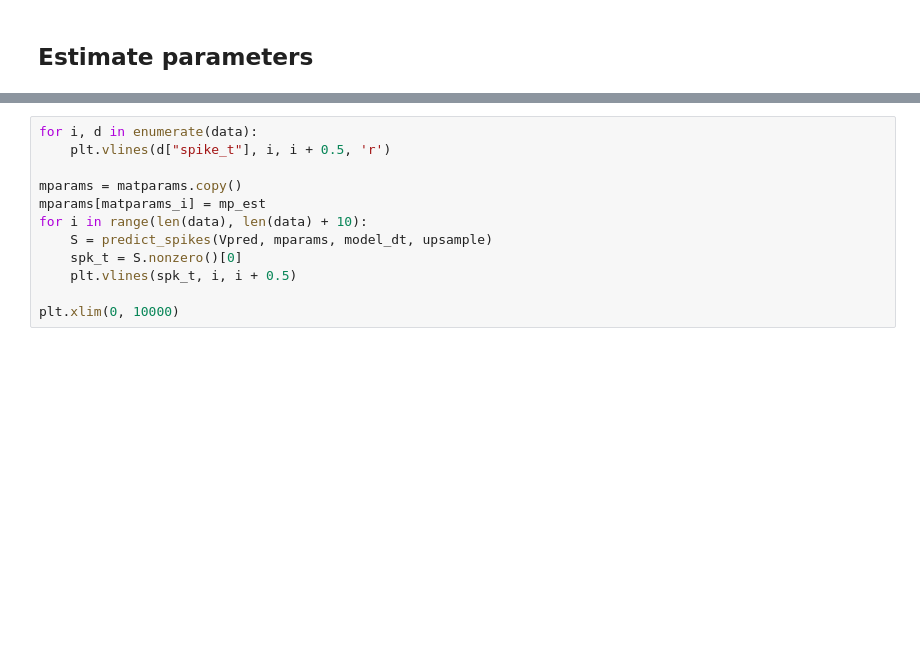
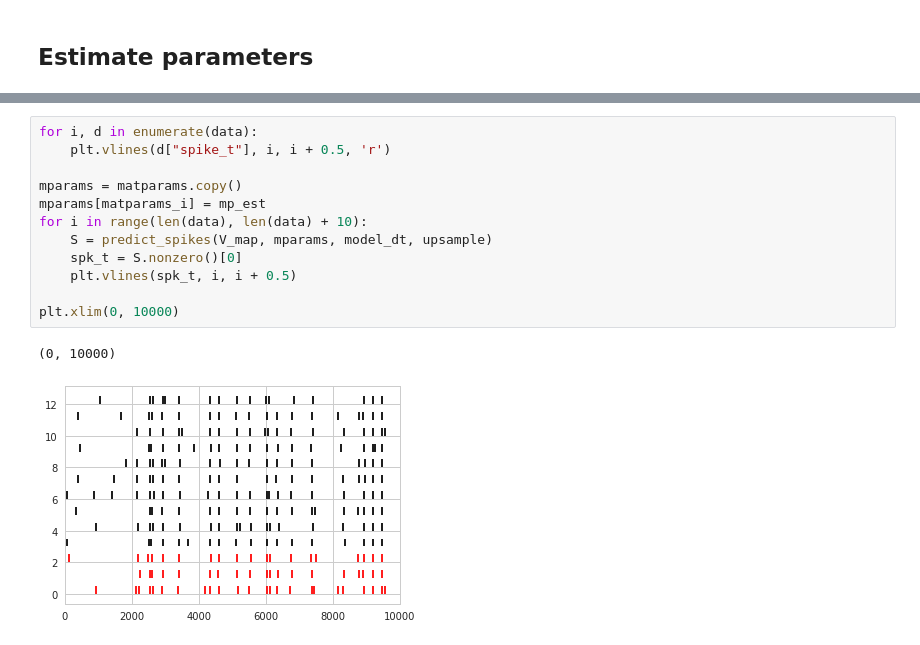
Before and after one commit to melizalab/dstrf, a Jupyter notebook: notebooks/glmat/glmat_2d_twin.ipynb, the cells around one changed output, grey strips where cells are left out. Saved outputs shown, nothing was run; the diff lists cells and outputs as text; blank space fills up the shorter version.

```diff
--- a/notebooks/glmat/glmat_2d_twin.ipynb
+++ b/notebooks/glmat/glmat_2d_twin.ipynb
@@ -185,12 +245,15 @@ plt.plot(Vpred[:200])
 # %%
 for i, d in enumerate(data):
     plt.vlines(d["spike_t"], i, i + 0.5, 'r')
 
 mparams = matparams.copy()
 mparams[matparams_i] = mp_est
 for i in range(len(data), len(data) + 10):
-    S = predict_spikes(Vpred, mparams, model_dt, upsample)
+    S = predict_spikes(V_map, mparams, model_dt, upsample)
     spk_t = S.nonzero()[0]
     plt.vlines(spk_t, i, i + 0.5)
 
 plt.xlim(0, 10000)
+# %% [output]
+(0, 10000)
+[figure, added]
```
Also changed, not shown: parts of 13 cells of this notebook.
